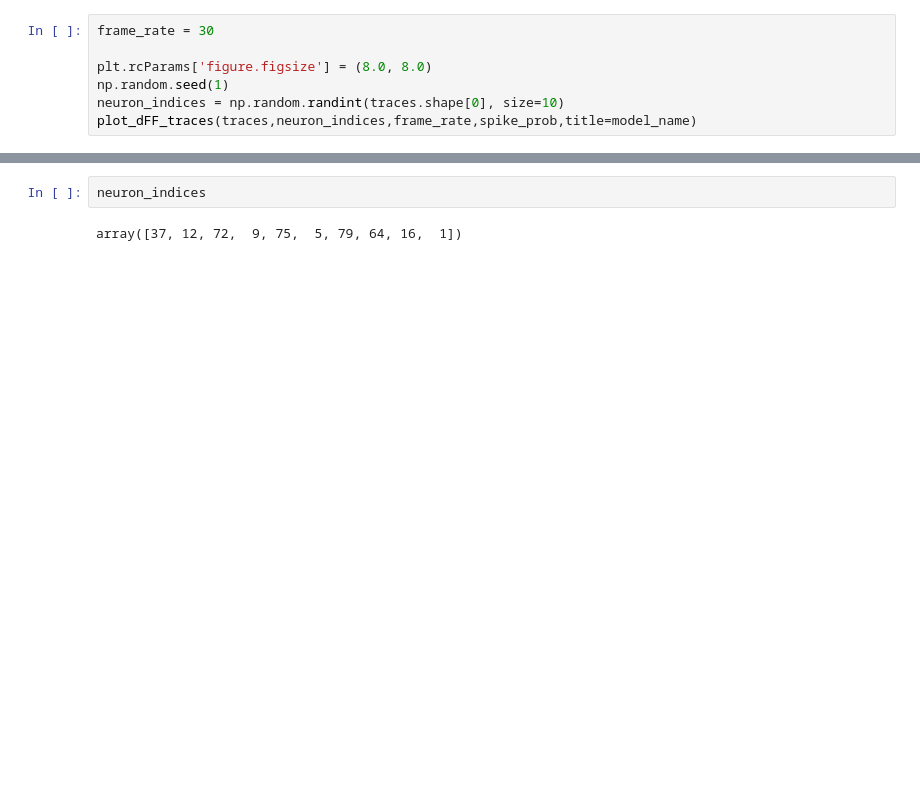
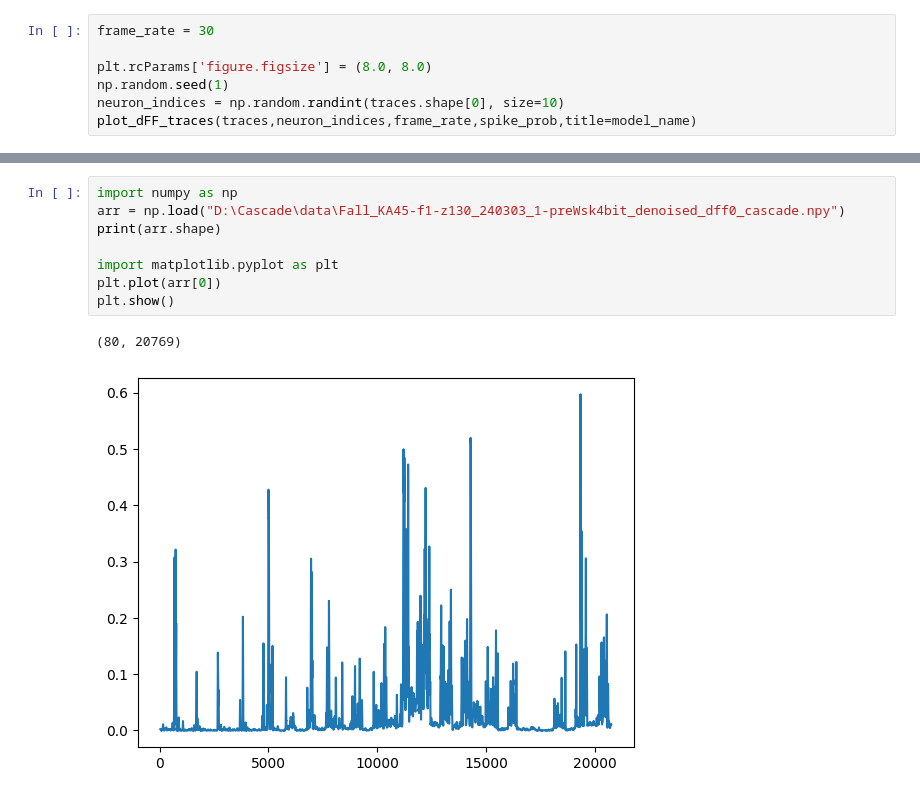
Before and after one commit to dhino2000/Cascade, a Jupyter notebook: notebook/predict_practice.ipynb, the cells around one changed output, grey strips where cells are left out. Saved outputs shown, nothing was run; the diff lists cells and outputs as text; blank space fills up the shorter version.

```diff
--- a/notebook/predict_practice.ipynb
+++ b/notebook/predict_practice.ipynb
@@ -263,6 +107,13 @@ plt.show()
-# %%
-neuron_indices
-# %% [output]
-array([37, 12, 72,  9, 75,  5, 79, 64, 16,  1])
+# %%
+import numpy as np
+arr = np.load("D:\Cascade\data\Fall_KA45-f1-z130_240303_1-preWsk4bit_denoised_dff0_cascade.npy")
+print(arr.shape)
+
+import matplotlib.pyplot as plt
+plt.plot(arr[0])
+plt.show()
+# %% [output]
+(80, 20769)
+[figure, added]
 # %%
 name_Fall
```
Also changed, not shown: parts of 7 cells of this notebook, 1 other file.
